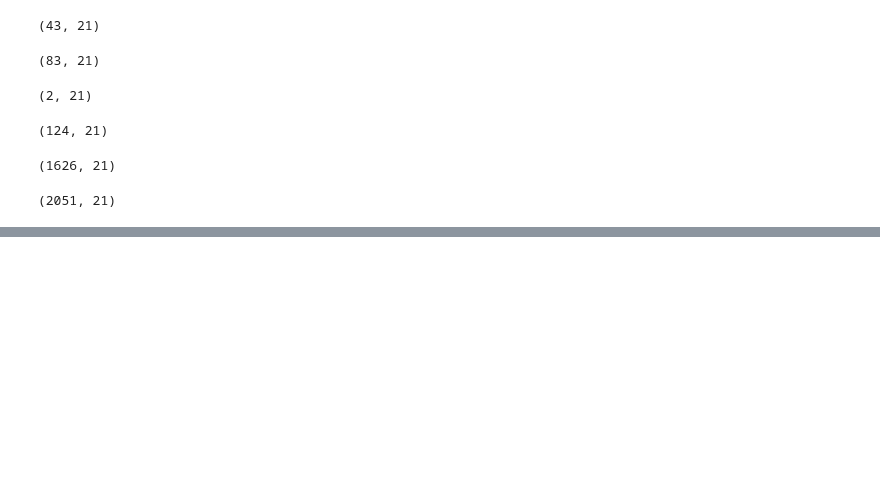
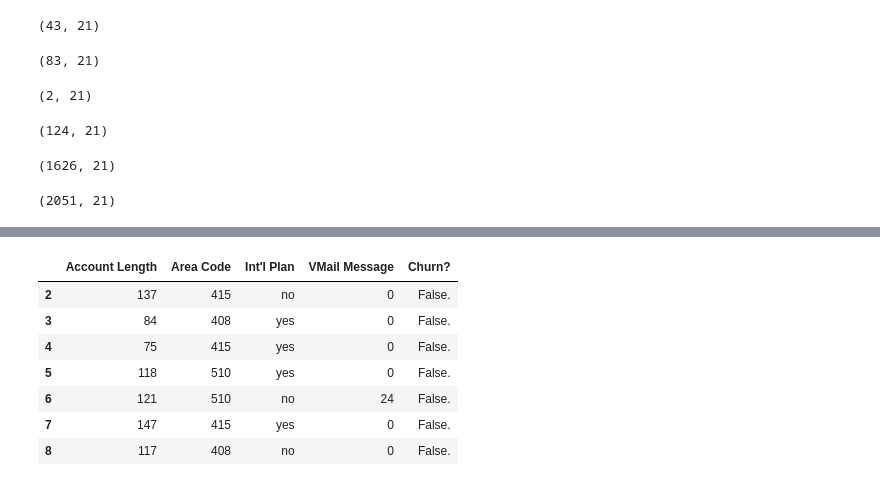
Before and after one commit to franciscovalde6/python-ml-course, a Jupyter notebook: scripts/T2 - 1 - Data Cleaning - Data Wrangling.ipynb, the cells around one changed output, grey strips where cells are left out. Drawn from its saved outputs; the diff is of its cells as text; code cells hidden in the pictures; blank space fills up the shorter version.

```diff
--- a/scripts/T2 - 1 - Data Cleaning - Data Wrangling.ipynb
+++ b/scripts/T2 - 1 - Data Cleaning - Data Wrangling.ipynb
@@ -193,0 +223,11 @@ data6.shape
+# %%
+data.iloc[2:9, [1,2,4,6,20]]
+# %% [output]
+|  | Account Length | Area Code | Int'l Plan | VMail Message | Churn? |
+| 2 | 137 | 415 | no | 0 | False. |
+| 3 | 84 | 408 | yes | 0 | False. |
+| 4 | 75 | 415 | yes | 0 | False. |
+| 5 | 118 | 510 | yes | 0 | False. |
+| 6 | 121 | 510 | no | 24 | False. |
+| 7 | 147 | 415 | yes | 0 | False. |
+| 8 | 117 | 408 | no | 0 | False. |
```
Also changed, not shown: parts of 20 cells of this notebook, 1 other file.
